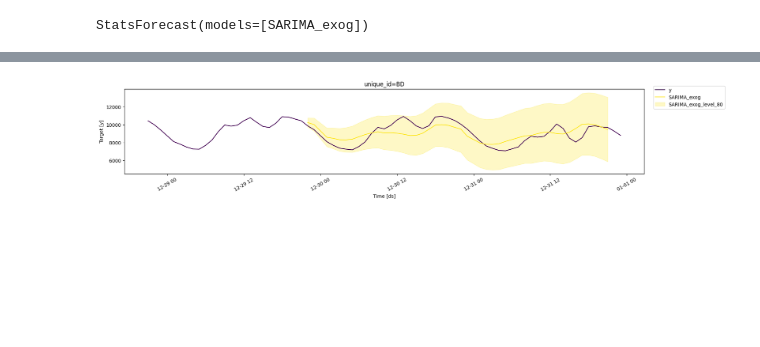
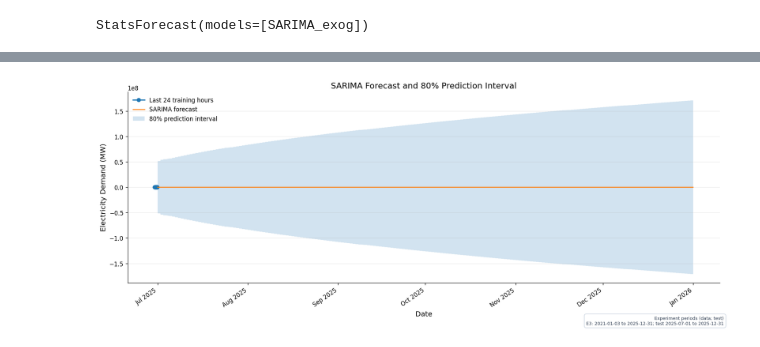
Before and after one commit to mahfuzurrahman8747/Time-series---Electricity-Demand-Forecasting-Hybrid-ML-Framework, a Jupyter notebook: final_model.ipynb, the cells around one changed output, grey strips where cells are left out. Cells and saved outputs as stored; diff of their text form; code cells hidden in the pictures; blank space fills up the shorter version.

Commit message:
Final model - model version 7.0

```diff
--- a/final_model.ipynb
+++ b/final_model.ipynb
@@ -10,7 +10,7 @@ import xgboost
 from sklearn.metrics import mean_absolute_error, mean_squared_error, r2_score
 # %%
 print("Loading data...")
-df = pd.read_csv('D:\\Users\\Md Mahfuzur Rahman\\Desktop\\Research\\4_model\\cleaned_combined_data.csv')
+df = pd.read_csv(r'D:\\Users\\Md Mahfuzur Rahman\\Desktop\\Research\\7_model\\cleaned_min_hours_23.csv')
 
 df['datetime'] = pd.to_datetime(df['datetime'])
 df = df.sort_values('datetime').reset_index(drop=True)
@@ -509,7 +598,7 @@ Stress share   : 36.23%
 from statsforecast.models import AutoARIMA
 from statsforecast import StatsForecast
 # %%
-df = pd.read_csv("D:\\Users\\Md Mahfuzur Rahman\\Desktop\\Research\\4_model\\cleaned_combined_data.csv", parse_dates=["datetime"])
+df = pd.read_csv("D:\\Users\\Md Mahfuzur Rahman\\Desktop\\Research\\5_model\\cleaned_min_hours_23.csv", parse_dates=["datetime"])
 df["unique_id"] = "BD"
 df.head()
 # %% [output]
@@ -722,7 +832,7 @@ Name: ds, dtype: datetime64[ns]
 # %%
 models = [
     AutoARIMA(
-        season_length=24, max_p=2, max_q=2, max_P=1, max_Q=1, max_order=4, approximation=True,alias="SARIMA_exog"
+        season_length=23, max_p=4, max_q=4, max_P=2, max_Q=2, max_order=6, approximation=True,alias="SARIMA_exog"
     )
 ]
 
@@ -735,4 +853,12 @@ Sarima_exog_preds = sf.predict(h=48, X_df=futr_exog_24, level=[80])
 # %%
-test_df = test.merge(Sarima_exog_preds, on=["unique_id", "ds"], how="left")
-test_df
+# Preserve the ML test_df created in Cell 11.
+# Store SARIMA results separately.
+
+sarima_test_df = test.merge(
+    Sarima_exog_preds,
+    on=["unique_id", "ds"],
+    how="left"
+)
+
+sarima_test_df
 # %% [output]
@@ -982,17 +1164,49 @@ from utilsforecast.plotting import plot_series
 from utilsforecast.evaluation import evaluate
 from utilsforecast.losses import *
 # %%
-plot_series(
-    df=train,
-    forecasts_df=test_df,
-    id_col="unique_id",
-    max_insample_length=24,
-    models=["SARIMA_exog"],
-    level=[80],
-    palette="viridis"
+# Plot the last 24 training hours and the selected six-month forecast.
+import matplotlib.pyplot as plt
+import matplotlib.dates as mdates
+
+sarima_history_plot = train.sort_values("ds").tail(24)
+sarima_forecast_plot = sarima_test_df.dropna(
+    subset=["SARIMA_exog", "SARIMA_exog-lo-80", "SARIMA_exog-hi-80"]
+).sort_values("ds")
+
+fig, ax = plt.subplots(figsize=(15, 6))
+ax.plot(
+    sarima_history_plot["ds"],
+    sarima_history_plot["y"],
+    marker="o",
+    linewidth=2,
+    label="Last 24 training hours",
 )
+ax.plot(
+    sarima_forecast_plot["ds"],
+    sarima_forecast_plot["SARIMA_exog"],
+    linewidth=1.5,
+    label="SARIMA forecast",
+)
+ax.fill_between(
+    sarima_forecast_plot["ds"],
+    sarima_forecast_plot["SARIMA_exog-lo-80"],
+    sarima_forecast_plot["SARIMA_exog-hi-80"],
+    alpha=0.2,
+    label="80% prediction interval",
+)
+ax.set_title("SARIMA Forecast and 80% Prediction Interval")
+ax.set_xlabel("Date")
+ax.set_ylabel("Electricity Demand (MW)")
+ax.xaxis.set_major_locator(mdates.MonthLocator(interval=1))
+ax.xaxis.set_major_formatter(mdates.DateFormatter("%b %Y"))
+fig.autofmt_xdate(rotation=35, ha="right")
+ax.grid(axis="y", alpha=0.25)
+ax.legend(frameon=False, loc="best")
+fig.tight_layout()
+add_experiment_date_box(fig)
+plt.show()
 # %% [output]
-[figure, old version]
+[figure, new version]
 # %%
 import os
 OUTPUT_DIR = '.'  # Save results to current directory
```
Also changed, not shown: parts of 77 cells of this notebook, 58 other files.
